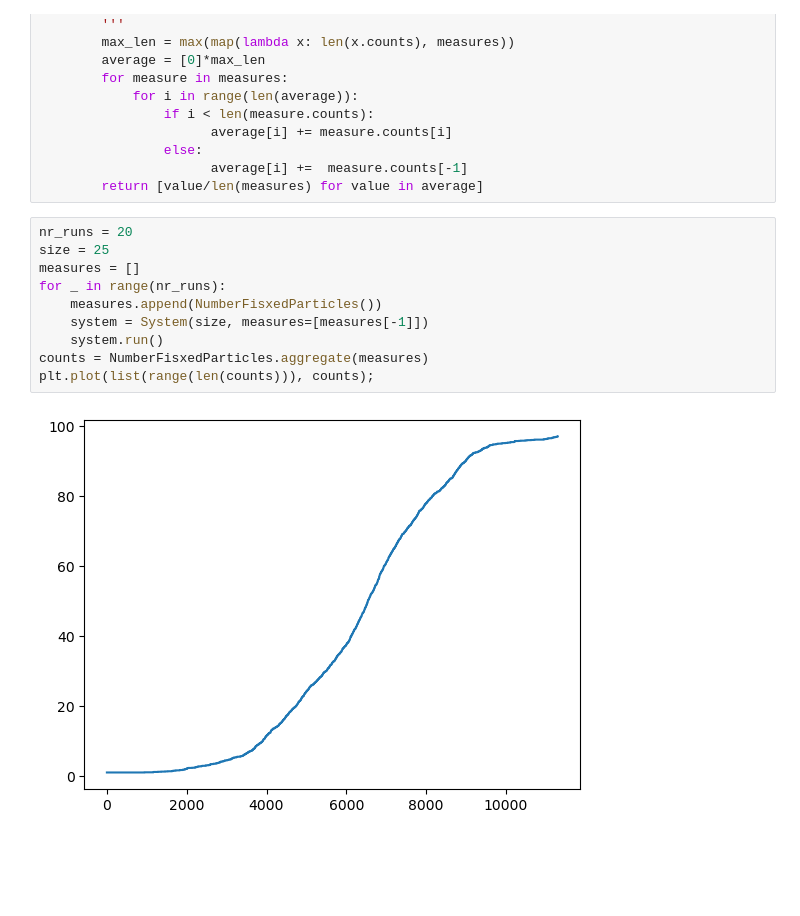
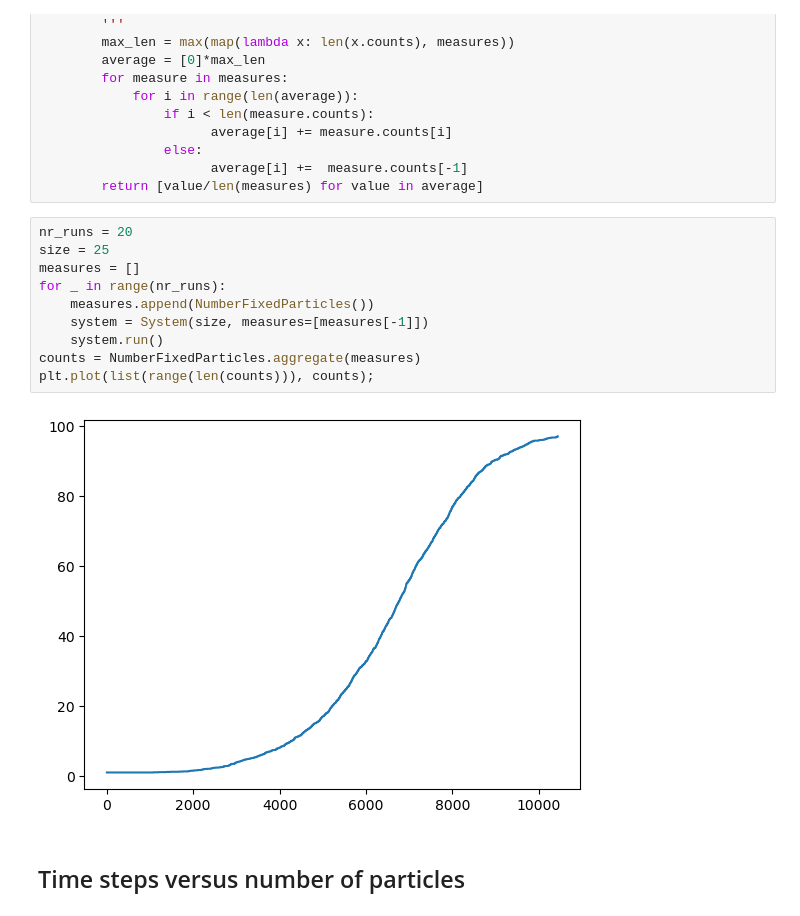
Before and after one commit to gjbex/Scientific-Python, a Jupyter notebook: source-code/diffusion_limited_aggregation.ipynb, the cells around one changed output. Drawn from its saved outputs; the diff is of its cells as text; blank space fills up the shorter version.

```diff
--- a/source-code/diffusion_limited_aggregation.ipynb
+++ b/source-code/diffusion_limited_aggregation.ipynb
@@ -353,12 +354,14 @@ class NumberFixedParticles:
 # %%
 nr_runs = 20
 size = 25
 measures = []
 for _ in range(nr_runs):
-    measures.append(NumberFisxedParticles())
+    measures.append(NumberFixedParticles())
     system = System(size, measures=[measures[-1]])
     system.run()
-counts = NumberFisxedParticles.aggregate(measures)
+counts = NumberFixedParticles.aggregate(measures)
 plt.plot(list(range(len(counts))), counts);
 # %% [output]
-[figure, old version]
+[figure, new version]
+# %% [markdown]
+## Time steps versus number of particles
```
Also changed, not shown: parts of 6 cells of this notebook.
